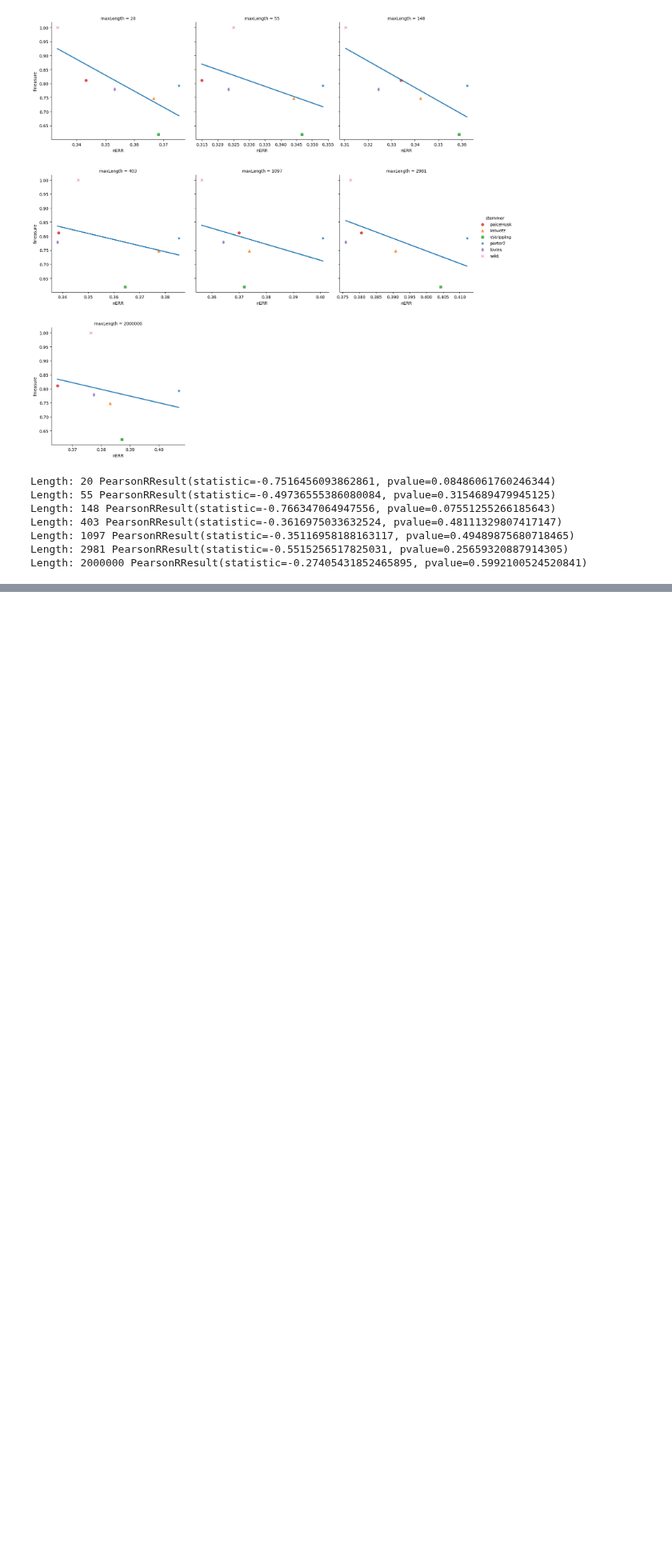
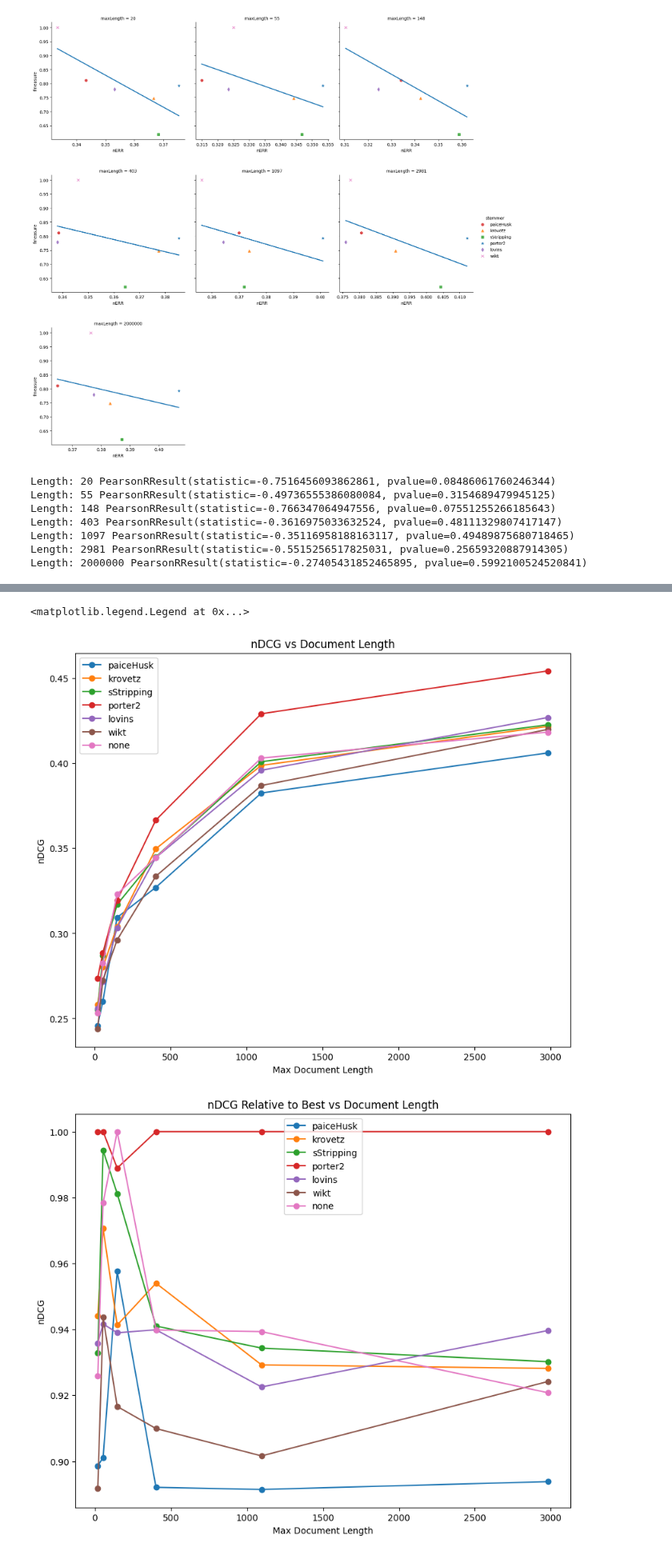
Before and after one commit to Axiomatic314/Stemming, a Jupyter notebook: clueweb-documentLength.ipynb, the cells around one changed output, grey strips where cells are left out. Shown at 80% size. Drawn from its saved outputs; the diff is of its cells as text; code cells hidden in the pictures; blank space fills up the shorter version.

```diff
--- a/clueweb-documentLength.ipynb
+++ b/clueweb-documentLength.ipynb
@@ -11,5 +11,5 @@ from sklearn.linear_model import LinearRegression
 
 labels = ["paiceHusk", "krovetz", "sStripping", "porter2", "lovins", "wikt", "none"]
 maxLengths = [20,55,148,403,1097,2981,2000000] #may need to update largest length
-data_dir_2013 = path.join("Data", "clueweb-2013")
+data_dir_clueweb = path.join("Data", "clueweb")
 data_dir_wikt = path.join("Data", "wikt")
@@ -25,7 +27,7 @@ for length in maxLengths:
     values = list()
     values_avg = list()
     queryTotal = 0
-    with open(path.join(data_dir_2013,f"documentLength/nERR-{length}"), "r") as f:
+    with open(path.join(data_dir_clueweb,f"documentLength/nERR-{length}"), "r") as f:
         for line in f:
             if line[0].isalpha():
                 queryTotal = 0
@@ -160,6 +158,7 @@ Overall: TtestResult(statistic=-3.7922978865774875, pvalue=0.0001758504210761658
 ### Linguistic Accuracy
 # %%
 nERR_fmeasure = nERR_length_avg[nERR_length_avg["stemmer"] != "none"]
+nERR_fmeasure = nERR_fmeasure[nERR_fmeasure["stemmer"] != "wikt"]
 averages = list()
 for stemmer in labels[:-2]:
     fmeasures = np.loadtxt(path.join(data_dir_wikt,f"{stemmer}_cluster_fmeasures.csv"))
@@ -197,0 +237,35 @@ Length: 2000000 PearsonRResult(statistic=-0.27405431852465895, pvalue=0.59921005
+# %%
+target_data = nDCG_length_avg[nDCG_length_avg["maxLength"] < 100000]
+
+best_nDCG = list()
+for length in np.unique(target_data["maxLength"]):
+    selected_data = nDCG_length_avg[nDCG_length_avg["maxLength"] == length]
+    best_nDCG.append(selected_data["nDCG"].max())
+# %%
+plt.figure(figsize=(10,8))
+for stemmer in labels:
+    stemmer_data = target_data[target_data["stemmer"] == stemmer]
+    plt.plot(stemmer_data["maxLength"], stemmer_data["nDCG"], "o-", label=stemmer)
+
+plt.title("nDCG vs Document Length")
+plt.xlabel("Max Document Length")
+plt.ylabel("nDCG")
+plt.legend()
+
+# ----------------------------------------------------------------------
+
+plt.figure(figsize=(10,8))
+for stemmer in labels:
+    stemmer_data = target_data[target_data["stemmer"] == stemmer]
+    stemmer_values = np.array(stemmer_data["nDCG"])/best_nDCG
+    plt.plot(stemmer_data["maxLength"], stemmer_values, "o-", label=stemmer)
+    # plt.xscale("log")
+
+plt.title("nDCG Relative to Best vs Document Length")
+plt.xlabel("Max Document Length")
+plt.ylabel("nDCG")
+plt.legend()
+# %% [output]
+<matplotlib.legend.Legend at 0x...>
+[figure, added]
+[figure, added]
```
Also changed, not shown: parts of 14 cells of this notebook, 1 other file.
